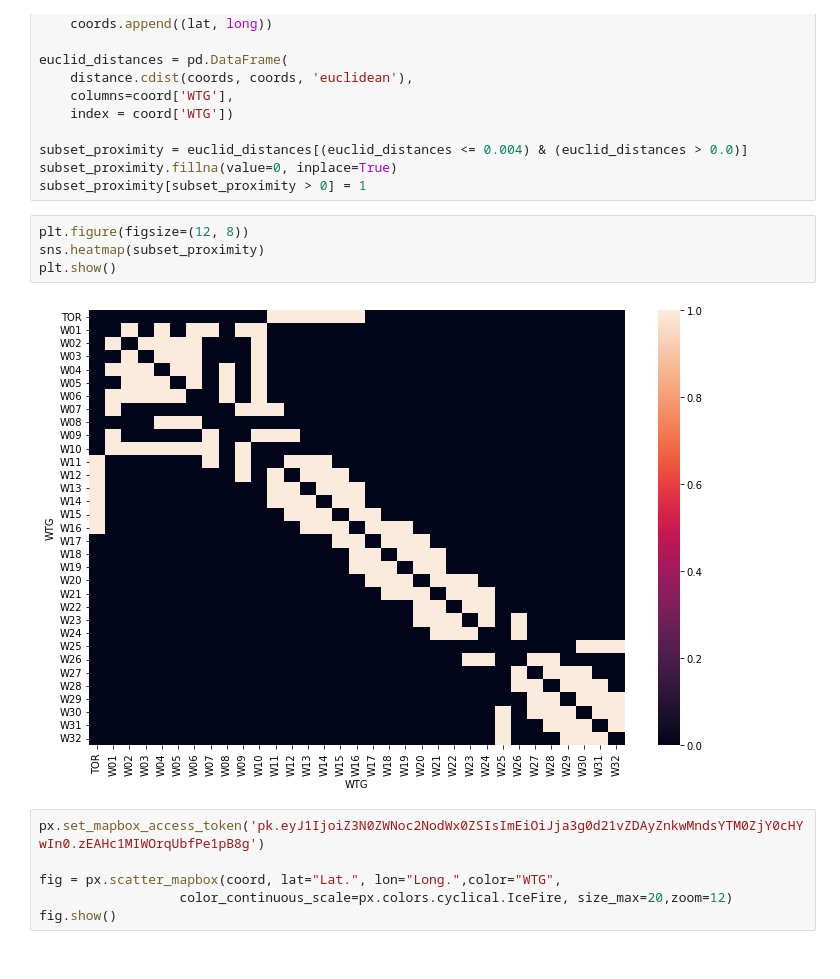
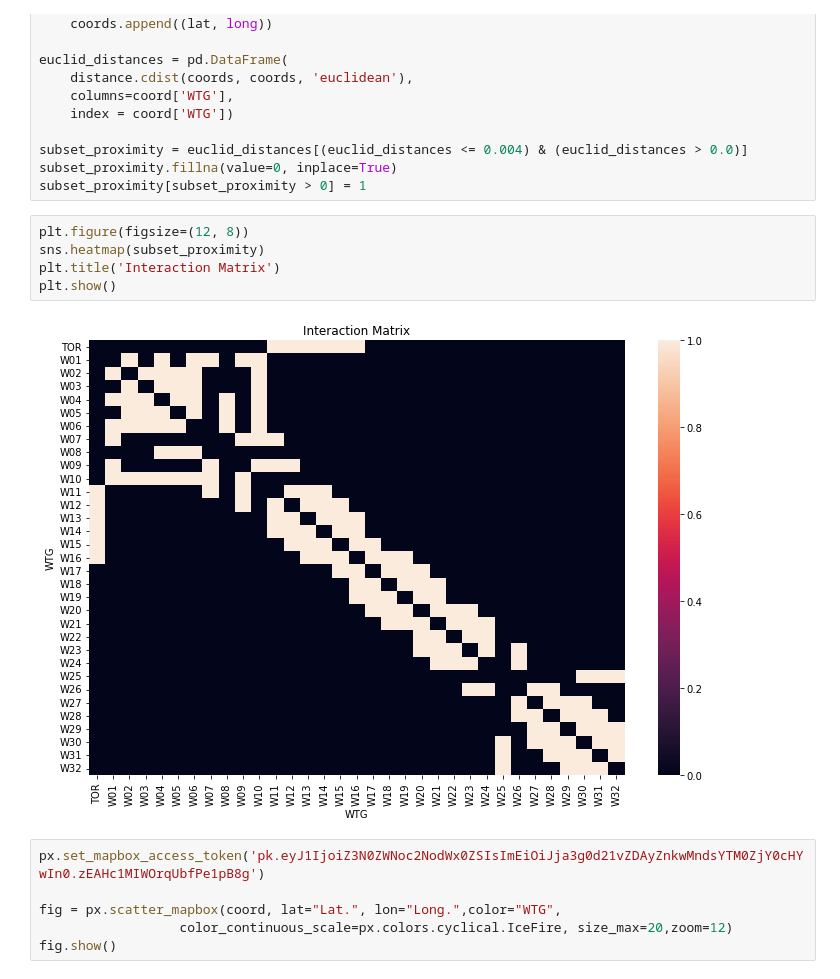
Before and after one commit to GStechschulte/wake_effect, a Jupyter notebook: turbine_distances/turbine_distances.ipynb, the cells around one changed output. Cells and saved outputs as stored; diff of their text form.

Commit message:
corr. plot and geo. plot

```diff
--- a/turbine_distances/turbine_distances.ipynb
+++ b/turbine_distances/turbine_distances.ipynb
@@ -37,9 +37,10 @@ subset_proximity[subset_proximity > 0] = 1
 # %%
 plt.figure(figsize=(12, 8))
 sns.heatmap(subset_proximity)
+plt.title('Interaction Matrix')
 plt.show()
 # %% [output]
-[figure, old version]
+[figure, new version]
 # %%
 px.set_mapbox_access_token('pk.eyJ1IjoiZ3N0ZWNoc2NodWx0ZSIsImEiOiJja3g0d21vZDAyZnkwMndsYTM0ZjY0cHYwIn0.zEAHc1MIWOrqUbfPe1pB8g')
 
```
